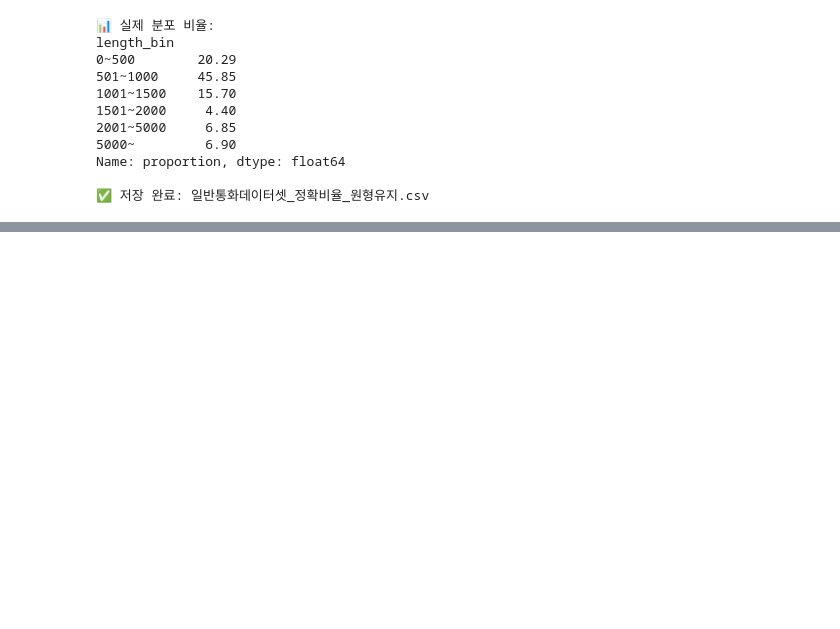
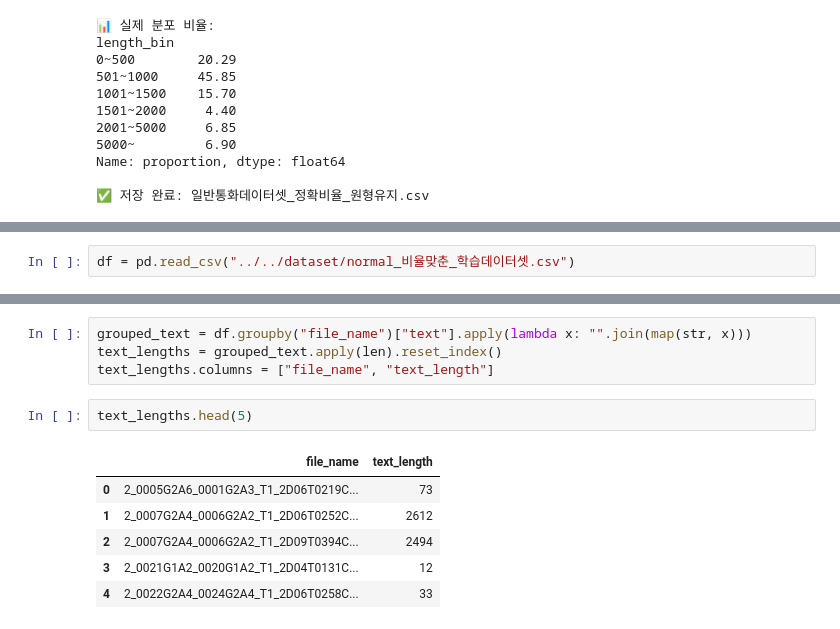
Before and after one commit to kwj903/woogawooga_project, a Jupyter notebook: dataset_create/Woojae/normal_total_analysis.ipynb, the cells around one changed output, grey strips where cells are left out. Saved outputs shown, nothing was run; the diff lists cells and outputs as text; blank space fills up the shorter version.

```diff
--- a/dataset_create/Woojae/normal_total_analysis.ipynb
+++ b/dataset_create/Woojae/normal_total_analysis.ipynb
@@ -465,0 +544,2 @@ Name: proportion, dtype: float64
+# %%
+df = pd.read_csv("../../dataset/normal_비율맞춘_학습데이터셋.csv")
@@ -465,0 +561,13 @@ Name: proportion, dtype: float64
+# %%
+grouped_text = df.groupby("file_name")["text"].apply(lambda x: "".join(map(str, x)))
+text_lengths = grouped_text.apply(len).reset_index()
+text_lengths.columns = ["file_name", "text_length"]
+# %%
+text_lengths.head(5)
+# %% [output]
+|  | file_name | text_length |
+| 0 | 2_0005G2A6_0001G2A3_T1_2D06T0219C... | 73 |
+| 1 | 2_0007G2A4_0006G2A2_T1_2D06T0252C... | 2612 |
+| 2 | 2_0007G2A4_0006G2A2_T1_2D09T0394C... | 2494 |
+| 3 | 2_0021G1A2_0020G1A2_T1_2D04T0131C... | 12 |
+| 4 | 2_0022G2A4_0024G2A4_T1_2D06T0258C... | 33 |
```
Also changed, not shown: parts of 6 cells of this notebook, 5 other files.
